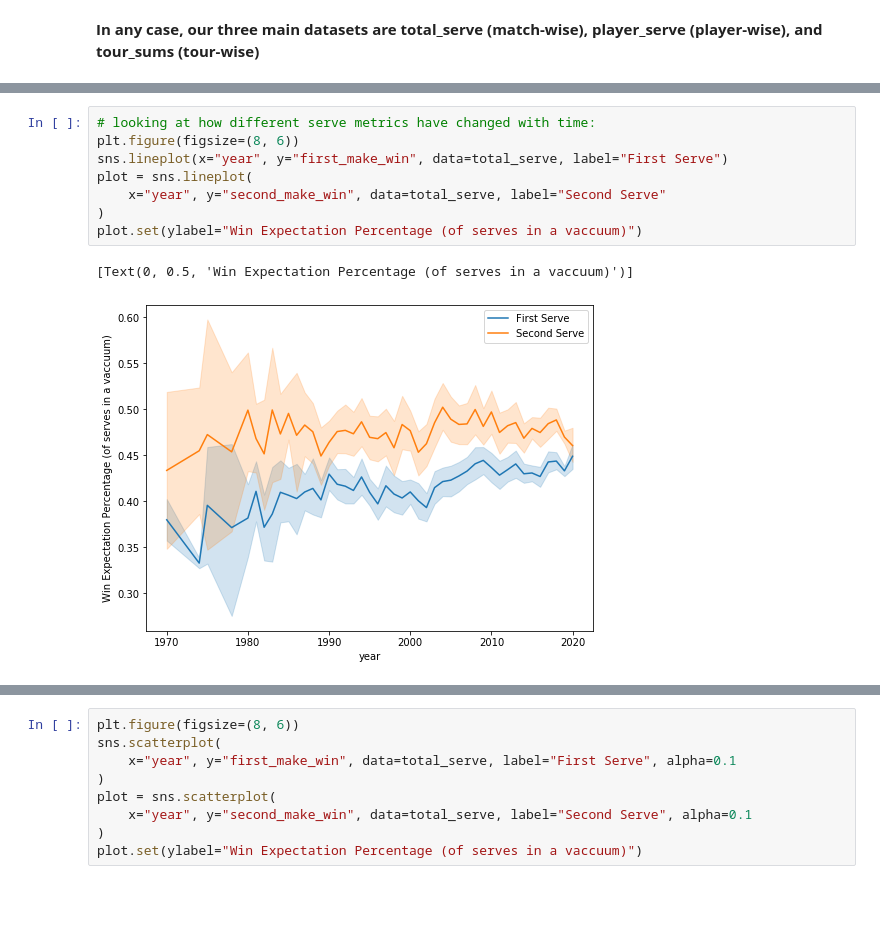
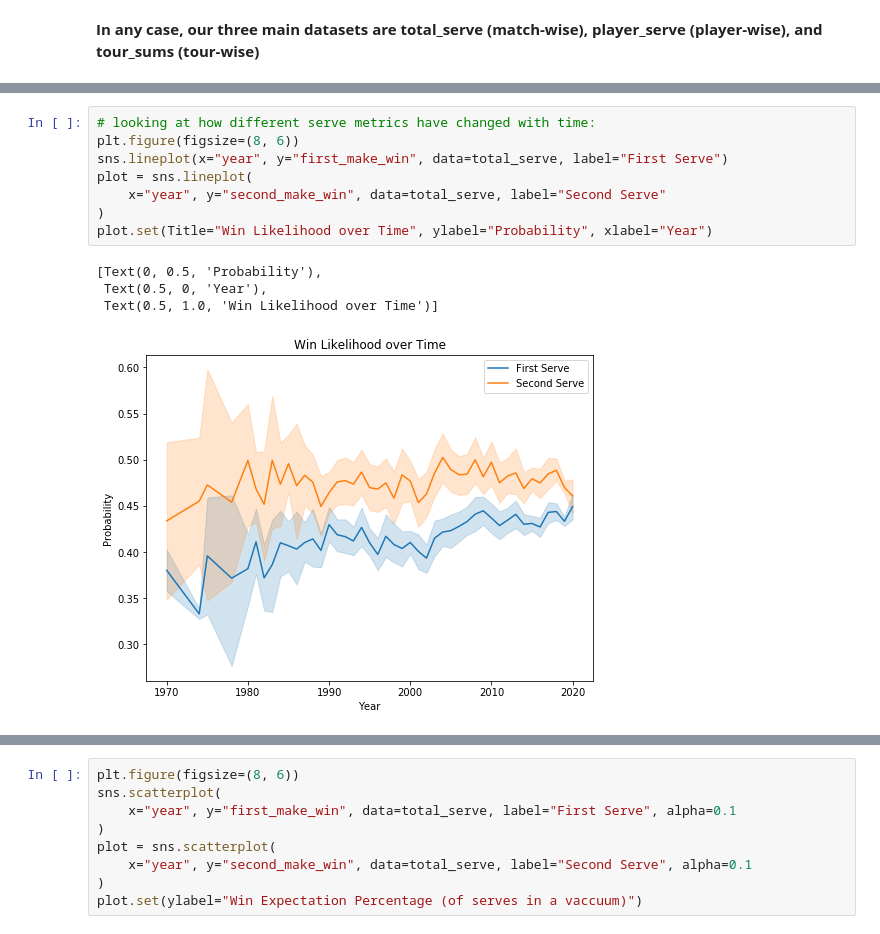
Before and after one commit to jbm4/TennisPlayerAnalysis, a Jupyter notebook: matchchartingstats.ipynb, the cells around one changed output, grey strips where cells are left out. Cells and saved outputs as stored; diff of their text form; blank space fills up the shorter version.

```diff
--- a/matchchartingstats.ipynb
+++ b/matchchartingstats.ipynb
@@ -292,14 +293,16 @@ total_serve.head()
 # %%
 # looking at how different serve metrics have changed with time:
 plt.figure(figsize=(8, 6))
 sns.lineplot(x="year", y="first_make_win", data=total_serve, label="First Serve")
 plot = sns.lineplot(
     x="year", y="second_make_win", data=total_serve, label="Second Serve"
 )
-plot.set(ylabel="Win Expectation Percentage (of serves in a vaccuum)")
+plot.set(Title="Win Likelihood over Time", ylabel="Probability", xlabel="Year")
 # %% [output]
-[Text(0, 0.5, 'Win Expectation Percentage (of serves in a vaccuum)')]
+[Text(0, 0.5, 'Probability'),
+ Text(0.5, 0, 'Year'),
+ Text(0.5, 1.0, 'Win Likelihood over Time')]
-[figure, old version]
+[figure, new version]
 [interactive output not drawn]
 # %%
 plt.figure(figsize=(8, 6))
```
Also changed, not shown: parts of 12 cells of this notebook, 1 other file.
